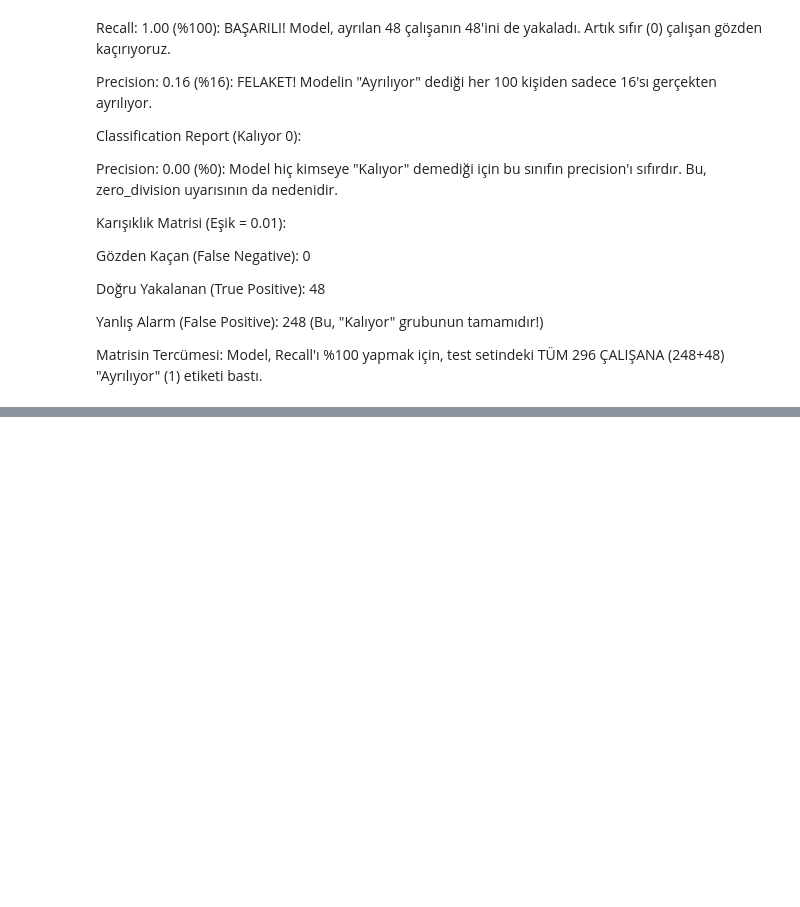
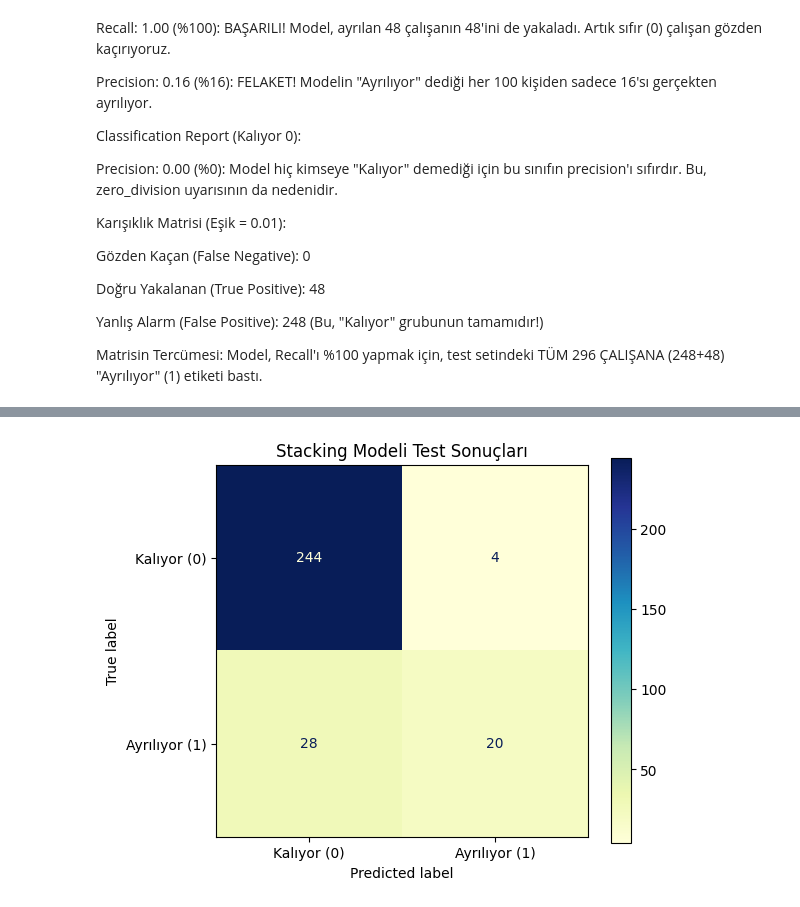
Before and after one commit to Seldarzu/employee-attrition-eda, a Jupyter notebook: 01_data_exploration_arzu.ipynb, the cells around one changed output, grey strips where cells are left out. Drawn from its saved outputs; the diff is of its cells as text; code cells hidden in the pictures; blank space fills up the shorter version.

```diff
--- a/01_data_exploration_arzu.ipynb
+++ b/01_data_exploration_arzu.ipynb
@@ -4641,0 +4684,67 @@ Matrisin Tercümesi: Model, Recall'ı %100 yapmak için, test setindeki TÜM 296
+# %%
+# 🔹 Adım 35 — StackingClassifier (Model Birleştirme)
+
+# ---- GEREKLİ KÜTÜPHANELER ----
+from sklearn.ensemble import StackingClassifier
+from sklearn.linear_model import LogisticRegression # Meta-model için
+from sklearn.metrics import classification_report, ConfusionMatrixDisplay
+import matplotlib.pyplot as plt
+import time
+
+print("⚙️ Adım 35 (StackingClassifier) Başlatılıyor...")
+start_time = time.time()
+
+# 1. Katman 0 modellerini (Adım 34'te tanımlanan) listele
+#    (lr_base ve lgbm_base bellekte hazır)
+estimators = [
+    ('lr', lr_base),      # Recall odaklı model
+    ('lgbm', lgbm_base)   # Precision odaklı model
+]
+
+# 2. Meta-modeli (Katman 1) tanımla
+#    Bu model, lr ve lgbm'in tahminlerini girdi olarak alacak.
+#    DİKKAT: class_weight kullanmıyoruz, çünkü temel modeller zaten dengeli.
+meta_model = LogisticRegression(
+    random_state=42,
+    max_iter=1000
+)
+
+# 3. Stacking Mimarisi'ni kur
+#    (X_train_t ve X_test_t, Adım 33'ten önce bellekte olan V1 verisidir)
+stacking_model = StackingClassifier(
+    estimators=estimators,          # Katman 0 modelleri
+    final_estimator=meta_model,     # Katman 1 (Meta) model
+    cv=5,                           # Temel modeller 5-katlı CV ile eğitilecek
+    n_jobs=-1,                      # Tüm CPU çekirdeklerini kullan
+    passthrough=False               # Meta-modele orijinal veriyi DEĞİL, sadece tahminleri gönder
+)
+
+print("Stacking modeli, V1 eğitim verisi (X_train_t) üzerinde eğitiliyor...")
+print("(Bu işlem 1-2 dakika sürebilir, çünkü birden fazla model eğitiliyor...)")
+
+# 4. Stacking Modelini V1 EĞİTİM VERİSİ üzerinde eğit
+stacking_model.fit(X_train_t, y_train)
+
+end_time = time.time()
+print(f"✅ Stacking modeli {end_time - start_time:.2f} saniyede eğitildi.")
+
+# 5. Tahminleri Test Setinde yap
+y_pred_test_stack = stacking_model.predict(X_test_t)
+
+# 6. Sonuçları Değerlendir
+print("\n--- STACKING CLASSIFIER TEST SONUÇLARI ---")
+print(classification_report(y_test, y_pred_test_stack, target_names=["Kalıyor (0)", "Ayrılıyor (1)"]))
+
+# 7. Karışıklık Matrisi
+print("\n--- STACKING Karışıklık Matrisi ---")
+fig, ax = plt.subplots(figsize=(6, 5))
+ConfusionMatrixDisplay.from_predictions(
+    y_test,
+    y_pred_test_stack,
+    ax=ax,
+    cmap='YlGnBu', # Farklı bir renk paleti
+    display_labels=["Kalıyor (0)", "Ayrılıyor (1)"]
+)
+ax.set_title("Stacking Modeli Test Sonuçları")
+plt.show()
+# %% [output]
@@ -4641,0 +4768 @@ Matrisin Tercümesi: Model, Recall'ı %100 yapmak için, test setindeki TÜM 296
+[figure, added]
```
Also changed, not shown: parts of 2 cells of this notebook.
